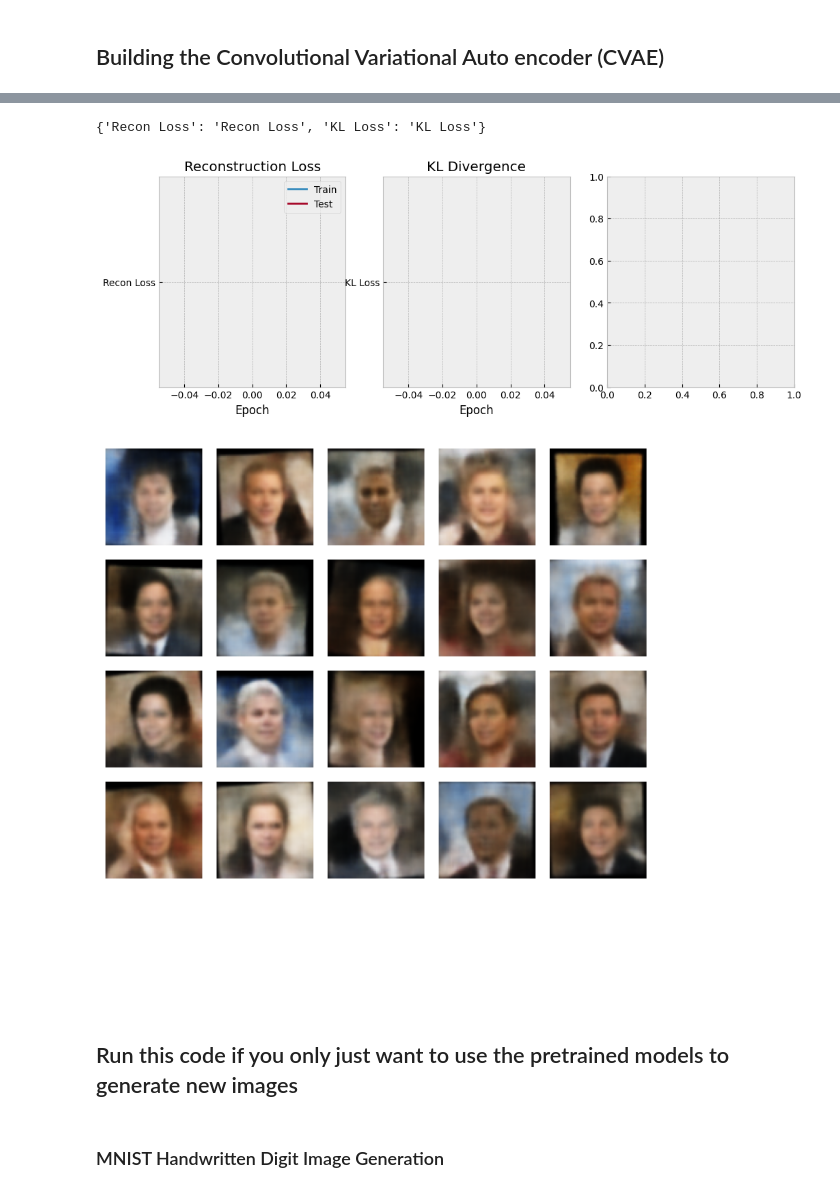
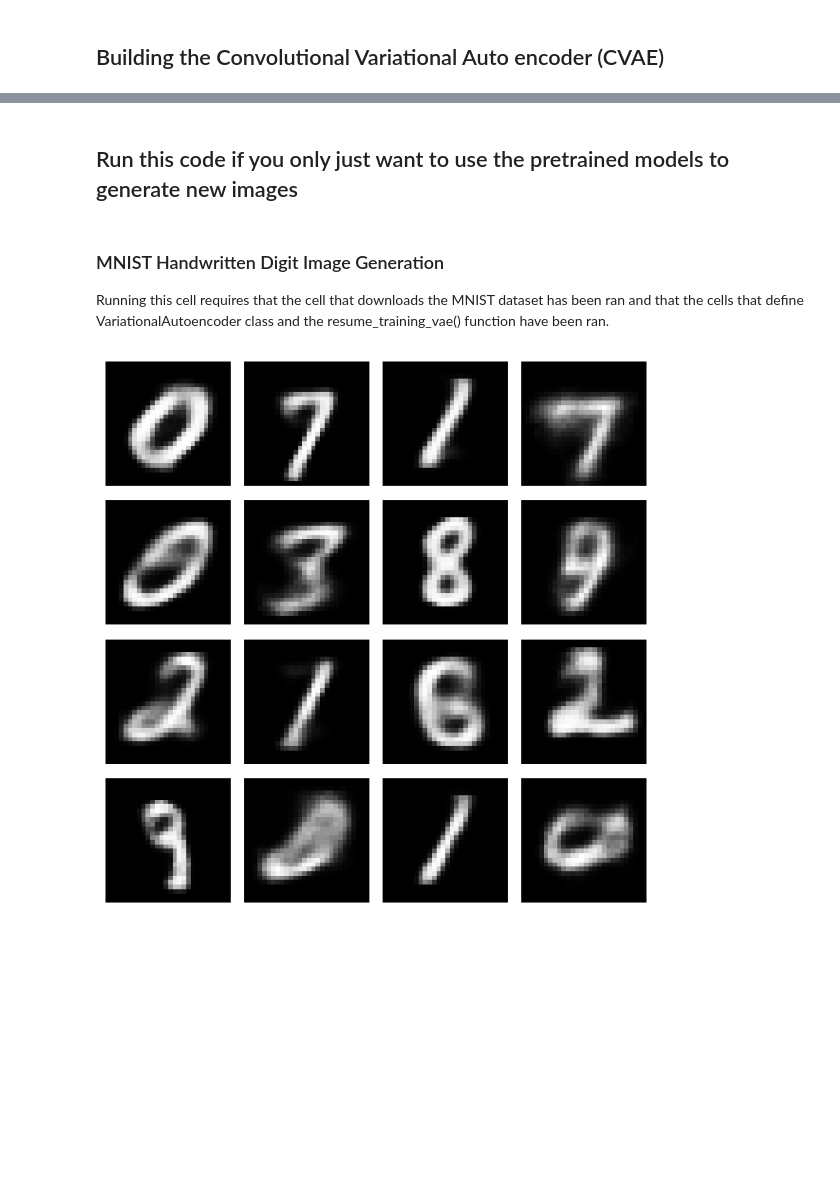
Before and after one commit to aj-bei/VAEITCS3165, a Jupyter notebook: vae.ipynb, the cells around one changed output, grey strips where cells are left out. Saved outputs shown, nothing was run; the diff lists cells and outputs as text; code cells hidden in the pictures; blank space fills up the shorter version.

```diff
--- a/vae.ipynb
+++ b/vae.ipynb
@@ -37,14 +33,10 @@ Drive already mounted at /content/drive; to attempt to forcibly remount, call dr
 # %% [markdown]
 # Download MNIST Dataset from PyTorch for use with the simple linear VAE
 # %%
-mnist_download_dir = os.path.abspath("/content/drive/MyDrive/VariationalAutoEncoders/data/MNIST_downloaded")
+mnist_download_dir = os.path.join(working_dir, "data", "MNIST_downloaded")
 
-# mnist_download_dir = os.path.join(working_dir, "data", "MNIST_downloaded")
-
-if not os.path.exists(os.path.join(working_dir, "data")):
-    os.makedirs(os.path.join(working_dir, "data"))
-if not os.path.exists(mnist_download_dir):
-    os.makedirs(mnist_download_dir, exist_ok=True)
+os.makedirs(os.path.join(working_dir, "data"), exist_ok=True)
+os.makedirs(mnist_download_dir, exist_ok=True)
 
 if len(os.listdir(mnist_download_dir)) == 0:
     download = True
@@ -812,5 +762,5 @@ plt.show()
 # %%
-def resume_training(trn_state_path: str, dataset: Dataset, epochs: int) -> VariationalAutoencoder:
+def resume_training_vae(trn_state_path: str, dataset: Dataset, epochs: int) -> VariationalAutoencoder:
 
     """
     Loads a model from a checkpoint file and continues training. Pass epochs=0
@@ -1213,5 +1137,5 @@ plt.show()
 # %%
-def resume_training(checkpoint_path: str, dataset: Dataset, epochs: int, device):
+def resume_training_cvae(checkpoint_path: str, dataset: Dataset, epochs: int, device):
 
     ckpt = torch.load(checkpoint_path, map_location=device, weights_only=False)
 
@@ -1282,9 +1206,5 @@ def resume_training(checkpoint_path: str, dataset: Dataset, epochs: int, device)
     }
     torch.save(checkpoint, checkpoint_path)
 
-    return cvae, optim
+    return cvae, optimizer
-# %% [output]
-{'Recon Loss': 'Recon Loss', 'KL Loss': 'KL Loss'}
-[figure, removed]
-[figure, removed]
 # %%
@@ -1302,5 +1220,24 @@ conv_vae.generate_from_prior(n=20, device=device, scale=1, img_shape=(3, 64, 64)
 ## Run this code if you only just want to use the pretrained models to generate new images
 # %% [markdown]
 ### MNIST Handwritten Digit Image Generation
+
+Running this cell requires that the cell that downloads the MNIST dataset has been ran and that the cells that define VariationalAutoencoder class and the resume_training_vae() function have been ran.
+# %%
+model_path = os.path.join(
+    working_dir,
+    "models",
+    "VanillaVAE",
+    "linear_vae_params_2025-12-07-001025_beta=5"
+    )
+
+vae = resume_training_vae(
+    trn_state_path = model_path,
+    dataset = mnist_dataset,
+    epochs = 0
+)
+
+vae.generate_from_prior(n=16, scale=1, img_shape=(28, 28))
+# %% [output]
+[figure, added]
 # %% [markdown]
 ### LFW Human Faces Image Generation
```
Also changed, not shown: parts of 17 cells of this notebook.
